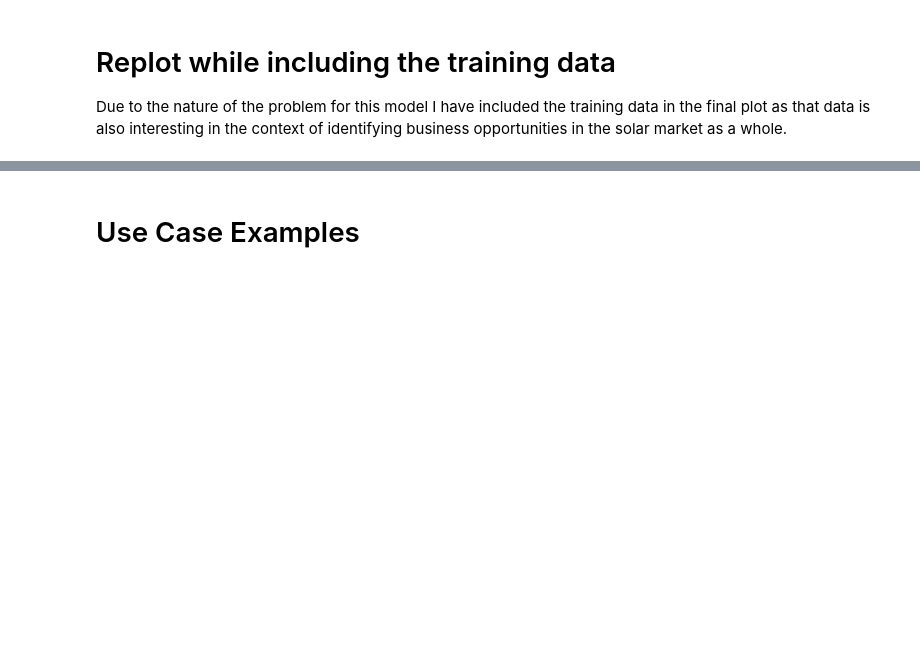
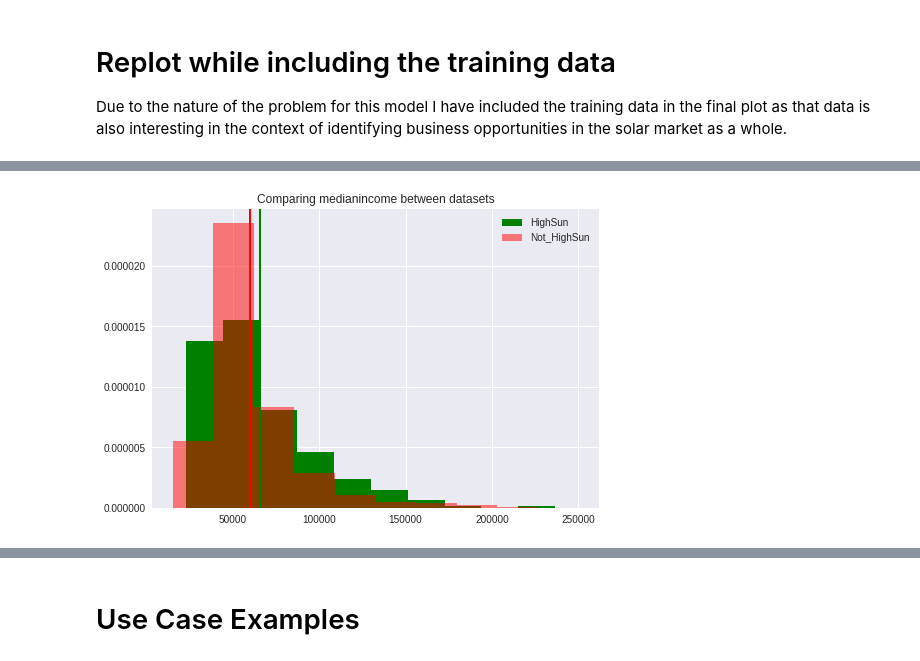
Before and after one commit to gurkpet/Solar-Panel-Market-Modeling, a Jupyter notebook: Solar Project.ipynb, the cells around one changed output, grey strips where cells are left out. Cells and saved outputs as stored; diff of their text form; code cells hidden in the pictures; blank space fills up the shorter version.

```diff
--- a/Solar Project.ipynb
+++ b/Solar Project.ipynb
@@ -501,0 +549,4 @@ gmap.draw('3classmarketpredictionalltrain.html')
+# %%
+compare(HighSun, Not_HighSun, 'medianincome')
+# %% [output]
+[figure, added]
```
Also changed, not shown: parts of 44 cells of this notebook, 3 other files.
